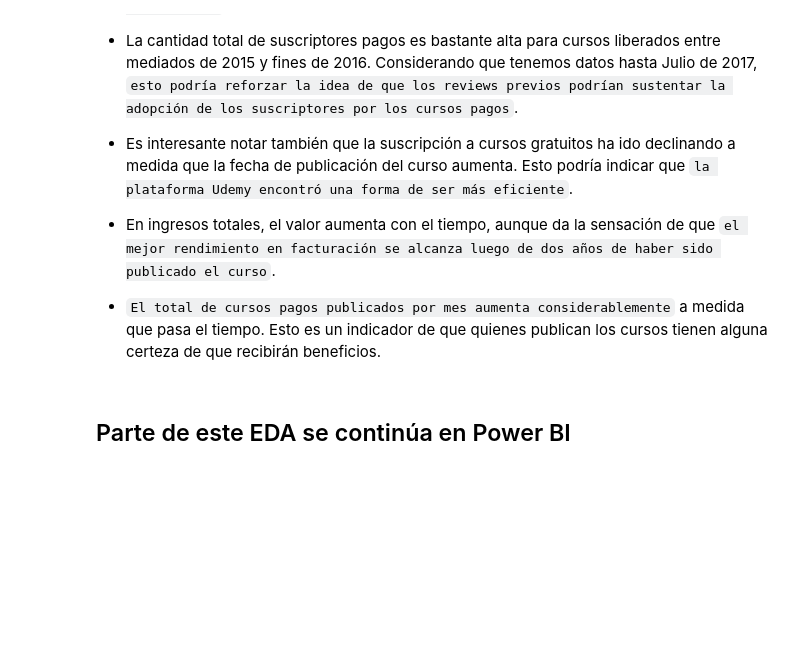
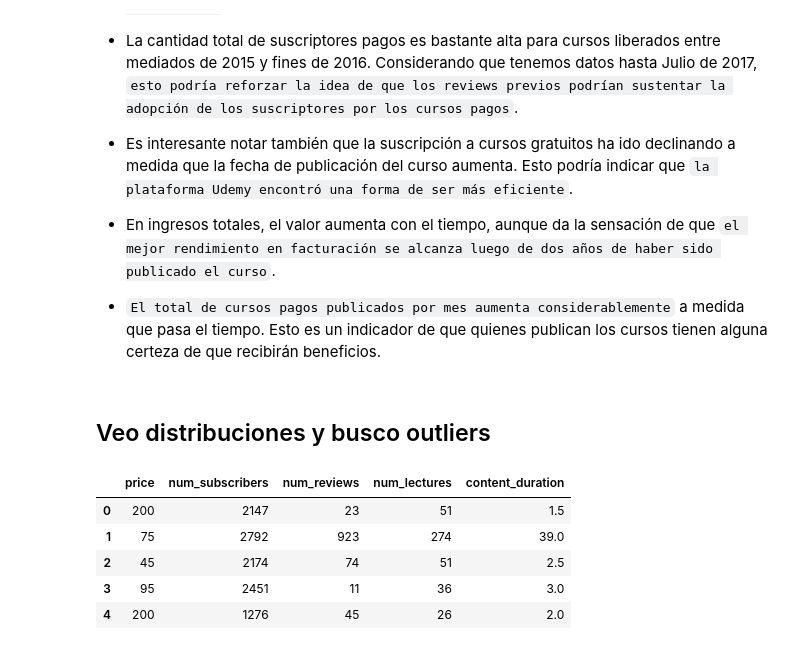
Before and after one commit to fembrioni/henry-pi02-moocs, a Jupyter notebook: code/EDA.ipynb, the cells around one changed output. Saved outputs shown, nothing was run; the diff lists cells and outputs as text; code cells hidden in the pictures; blank space fills up the shorter version.

```diff
--- a/code/EDA.ipynb
+++ b/code/EDA.ipynb
@@ -483,5 +486,5 @@ plt.show()
 - En ingresos totales, el valor aumenta con el tiempo, aunque da la sensación de que `el mejor rendimiento en facturación se alcanza luego de dos años de haber sido publicado el curso`.
 
 - `El total de cursos pagos publicados por mes aumenta considerablemente` a medida que pasa el tiempo. Esto es un indicador de que quienes publican los cursos tienen alguna certeza de que recibirán beneficios.
-# %% [markdown]
-## Parte de este EDA se continúa en Power BI
+# %% [markdown]
+## Veo distribuciones y busco outliers
@@ -487,0 +494,9 @@ plt.show()
+# %%
+udemy_numeric_df.head()
+# %% [output]
+|  | price | num_subscribers | num_reviews | num_lectures | content_duration |
+| 0 | 200 | 2147 | 23 | 51 | 1.5 |
+| 1 | 75 | 2792 | 923 | 274 | 39.0 |
+| 2 | 45 | 2174 | 74 | 51 | 2.5 |
+| 3 | 95 | 2451 | 11 | 36 | 3.0 |
+| 4 | 200 | 1276 | 45 | 26 | 2.0 |
```
Also changed, not shown: parts of 15 cells of this notebook, 1 other file.
